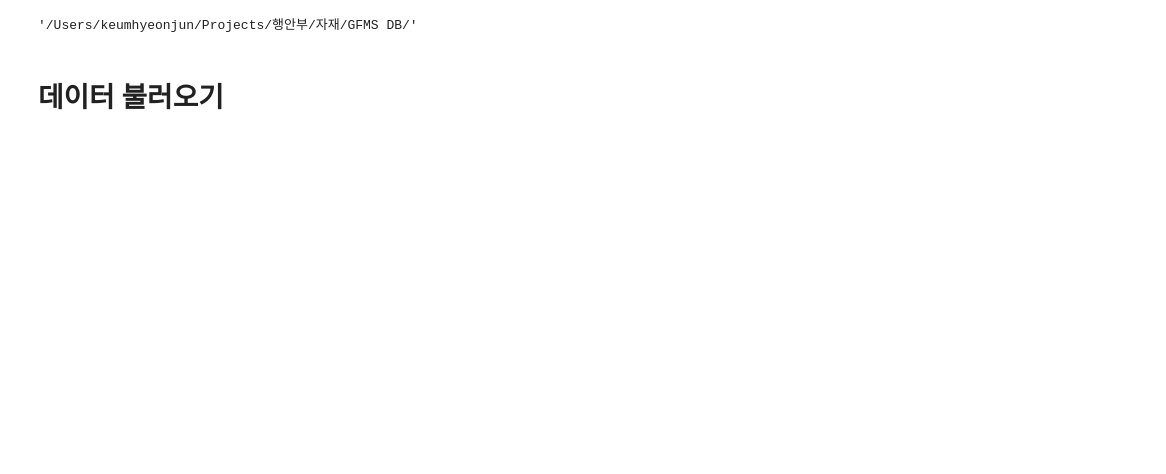
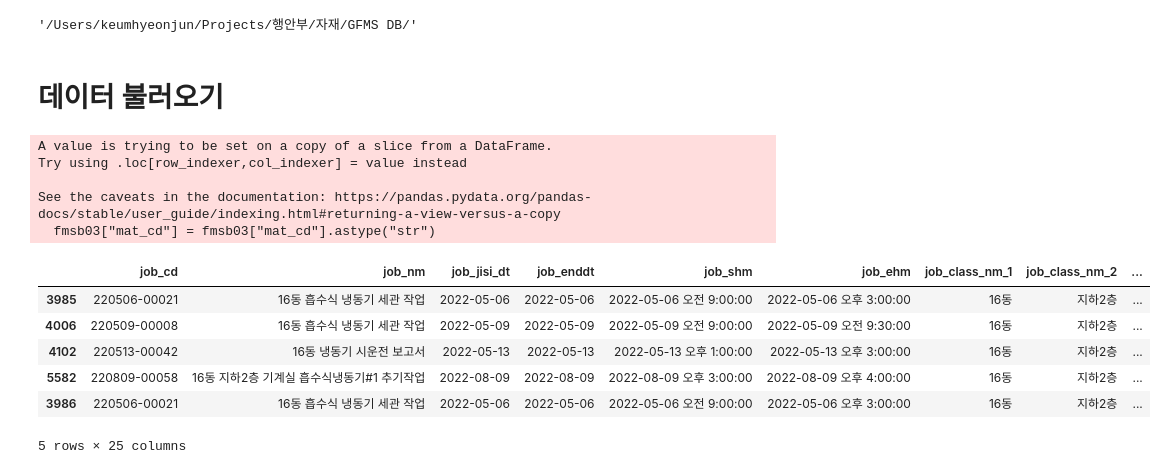
Before and after one commit to KeumHyeonJun/Governmnet_project, a Jupyter notebook: 자재/장비생애예측_final.ipynb, the cells around one changed output. Saved outputs shown, nothing was run; the diff lists cells and outputs as text; code cells hidden in the pictures; blank space fills up the shorter version.

```diff
--- a/자재/장비생애예측_final.ipynb
+++ b/자재/장비생애예측_final.ipynb
@@ -67,13 +67,13 @@ jajae = jajae[['job_cd','outw_day','mat_cd','outw_qty','mat_nm_x','jajae_class_n
 
 
 jangbi = pd.merge(FMSA11_작업장비이력, fmsx05, how='inner', on='fac_cd')
-data = pd.merge(fmsa10,jangbi, on='job_cd',how = 'inner')
+jangbi_broken = pd.merge(fmsa10,jangbi, on='job_cd',how = 'inner')
 
-data.drop(['job_cont','chg_sysdt','chg_emp_no'],axis=1,inplace=True)
-data = data.dropna()
+jangbi_broken.drop(['job_cont','chg_sysdt','chg_emp_no'],axis=1,inplace=True)
+jangbi_broken = jangbi_broken.dropna()
 
-data['자재매칭여부'] = data['job_cd']
-arr_장비 = list(data['job_cd'])
+jangbi_broken['자재매칭여부'] = jangbi_broken['job_cd']
+arr_장비 = list(jangbi_broken['job_cd'])
 arr_자재 = list(jajae['job_cd'])
 #자재 매칭이 안되는 경우
 arr = list(set(arr_장비)- set(arr_자재))
@@ -84,8 +84,46 @@ def function(x):
     else:
          return 1
 
-data['자재매칭여부'] = data['자재매칭여부'].apply(function)
-df = pd.merge(data,jajae, on='job_cd',how = 'inner')
+jangbi_broken['자재매칭여부'] = jangbi_broken['자재매칭여부'].apply(function)
+df = pd.merge(jangbi_broken,jajae, on='job_cd',how = 'inner')
 
 final = df[['job_cd','job_nm','job_jisi_dt','job_enddt','job_shm','job_ehm','job_class_nm_1','job_class_nm_2','job_class_nm_3','job_class_nm_4','fac_cd','fac_nm','fac_instdt','mat_cd','mat_nm_x',
            'jangbi_class_nm_1','jangbi_class_nm_2','jangbi_class_nm_3','jangbi_class_nm_4','자재매칭여부','mat_nm_x','jajae_class_nm_1','jajae_class_nm_2','jajae_class_nm_3','jajae_class_cd_3']]
+# %% [output]
+A value is trying to be set on a copy of a slice from a DataFrame.
+Try using .loc[row_indexer,col_indexer] = value instead
+
+See the caveats in the documentation: https://pandas.pydata.org/pandas-docs/stable/user_guide/indexing.html#returning-a-view-versus-a-copy
+  fmsb03["mat_cd"] = fmsb03["mat_cd"].astype("str")
+# %%
+jangbi_broken
+
+jangbi_broken = jangbi_broken.sort_values('job_jisi_dt')
+
+
+jangbi_broken['기준일자'] = '2022-10-11'
+
+jangbi_broken['기준일자'] = pd.to_datetime(jangbi_broken['기준일자'])
+jangbi_broken['fac_instdt'] = pd.to_datetime(jangbi_broken['fac_instdt'])
+jangbi_broken['job_jisi_dt'] = pd.to_datetime(jangbi_broken['job_jisi_dt'])
+
+
+jangbi_broken['설치-작업간격'] = jangbi_broken['job_jisi_dt'] - jangbi_broken['fac_instdt']
+
+def slicing(x):
+    return x[:-4]
+jangbi_broken['설치-작업간격'] = jangbi_broken['설치-작업간격'].astype(str)
+jangbi_broken['설치-작업간격'] = jangbi_broken['설치-작업간격'].apply(slicing)
+jangbi_broken['설치-작업간격'] = jangbi_broken['설치-작업간격'].astype(int)
+
+jangbi_broken['작업-작업간격'] = 0
+jangbi_broken = jangbi_broken.sort_values(['fac_cd','설치-작업간격'])
+jangbi_broken.head()
+# %% [output]
+|  | job_cd | job_nm | job_jisi_dt | job_enddt | job_shm | job_ehm | job_class_nm_1 | job_class_nm_2 | ... |
+| 3985 | 220506-00021 | 16동 흡수식 냉동기 세관 작업 | 2022-05-06 | 2022-05-06 | 2022-05-06 오전 9:00:00 | 2022-05-06 오후 3:00:00 | 16동 | 지하2층 | ... |
+| 4006 | 220509-00008 | 16동 흡수식 냉동기 세관 작업 | 2022-05-09 | 2022-05-09 | 2022-05-09 오전 9:00:00 | 2022-05-09 오전 9:30:00 | 16동 | 지하2층 | ... |
+| 4102 | 220513-00042 | 16동 냉동기 시운전 보고서 | 2022-05-13 | 2022-05-13 | 2022-05-13 오후 1:00:00 | 2022-05-13 오후 3:00:00 | 16동 | 지하2층 | ... |
+| 5582 | 220809-00058 | 16동 지하2층 기계실 흡수식냉동기#1 추기작업 | 2022-08-09 | 2022-08-09 | 2022-08-09 오후 3:00:00 | 2022-08-09 오후 4:00:00 | 16동 | 지하2층 | ... |
+| 3986 | 220506-00021 | 16동 흡수식 냉동기 세관 작업 | 2022-05-06 | 2022-05-06 | 2022-05-06 오전 9:00:00 | 2022-05-06 오후 3:00:00 | 16동 | 지하2층 | ... |
+5 rows × 25 columns
```
Also changed, not shown: parts of 7 cells of this notebook, 1 other file.
